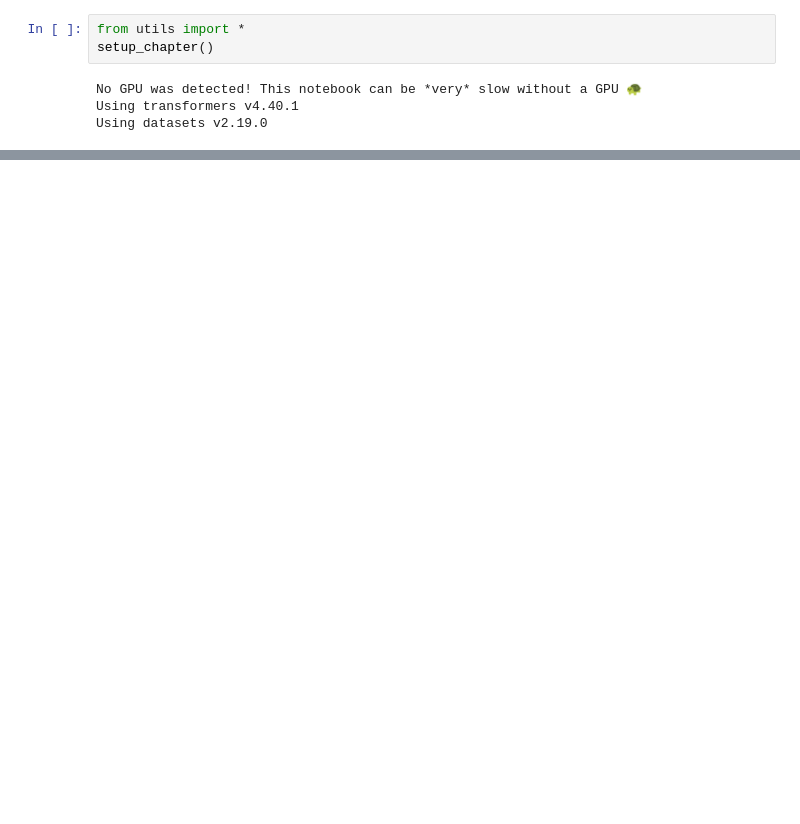
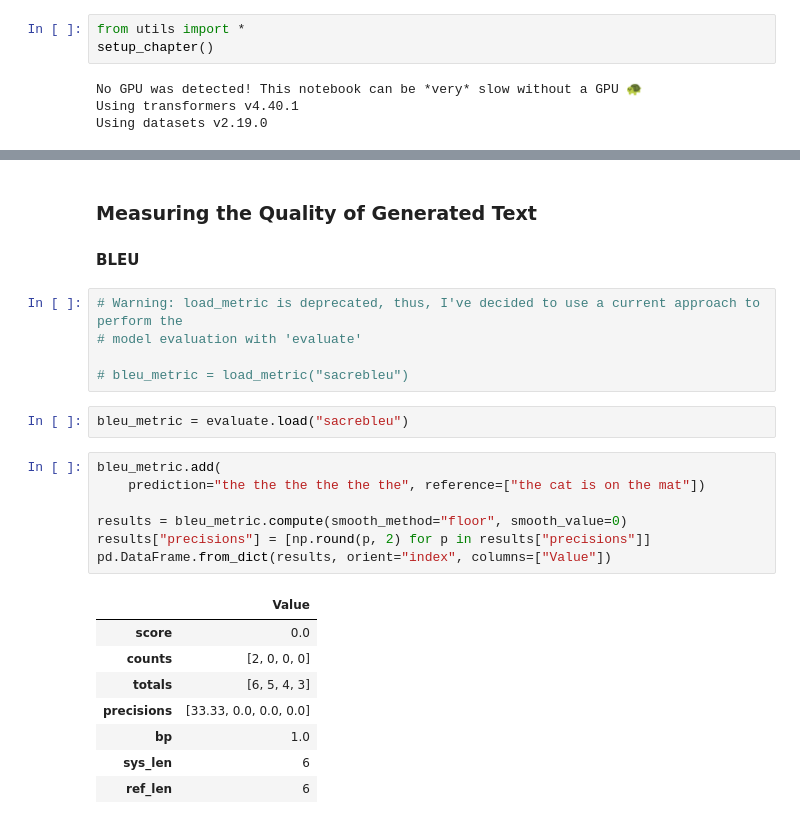
Before and after one commit to joakor89/NLP_with_transformers, a Jupyter notebook: chap_06/summarization.ipynb, the cells around one changed output, grey strips where cells are left out. Drawn from its saved outputs; the diff is of its cells as text; blank space fills up the shorter version.

```diff
--- a/chap_06/summarization.ipynb
+++ b/chap_06/summarization.ipynb
@@ -71,0 +200,27 @@ Features: ['article', 'highlights', 'id']
+# %% [markdown]
+### Measuring the Quality of Generated Text
+
+#### BLEU
+# %%
+# Warning: load_metric is deprecated, thus, I've decided to use a current approach to perform the
+# model evaluation with 'evaluate'
+
+# bleu_metric = load_metric("sacrebleu")
+# %%
+bleu_metric = evaluate.load("sacrebleu")
+# %%
+bleu_metric.add(
+    prediction="the the the the the the", reference=["the cat is on the mat"])
+
+results = bleu_metric.compute(smooth_method="floor", smooth_value=0)
+results["precisions"] = [np.round(p, 2) for p in results["precisions"]]
+pd.DataFrame.from_dict(results, orient="index", columns=["Value"])
+# %% [output]
+|  | Value |
+| score | 0.0 |
+| counts | [2, 0, 0, 0] |
+| totals | [6, 5, 4, 3] |
+| precisions | [33.33, 0.0, 0.0, 0.0] |
+| bp | 1.0 |
+| sys_len | 6 |
+| ref_len | 6 |
```
Also changed, not shown: parts of 59 cells of this notebook.
